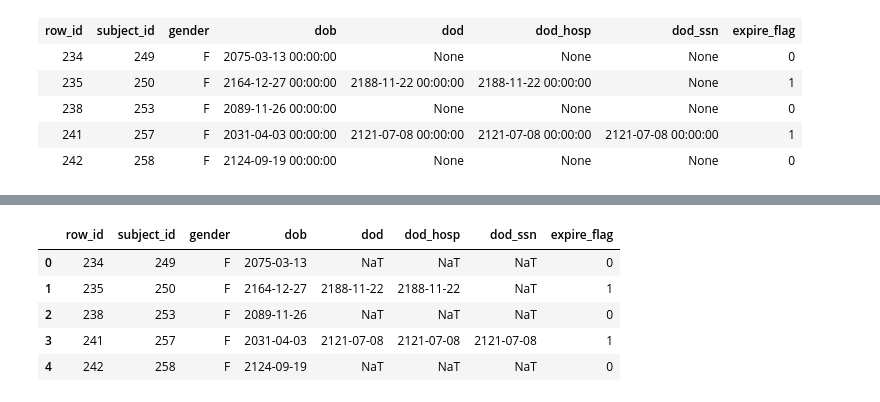
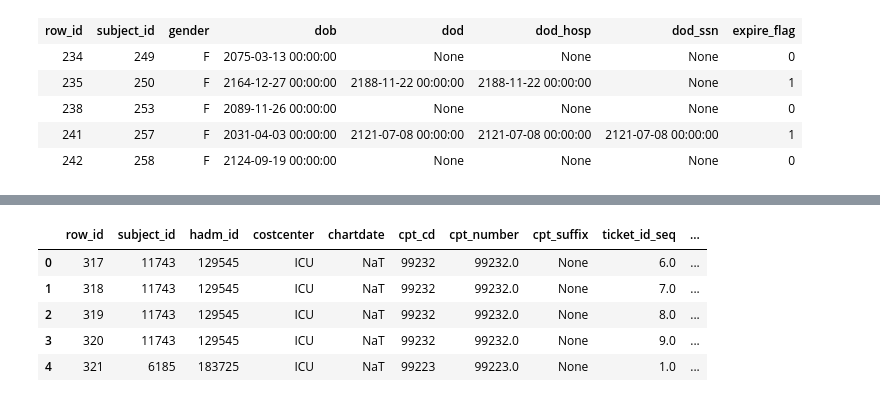
Before and after one commit to derek-y-lee/uclabiostat-thesis, a Jupyter notebook: mimic3-data.ipynb, the cells around one changed output, grey strips where cells are left out. Saved outputs shown, nothing was run; the diff lists cells and outputs as text; code cells hidden in the pictures.

```diff
--- a/mimic3-data.ipynb
+++ b/mimic3-data.ipynb
@@ -85,14 +117,10 @@ LIMIT 5;
 # %%
-df = pd.read_sql('''SELECT *
-FROM mimiciii."patients"
-WHERE gender = 'F'
-LIMIT 5;''', engine)
+cpt = pd.read_sql('''SELECT * FROM mimiciii."cptevents";''', engine)
+cpt.head()
+# %% [output]
+|  | row_id | subject_id | hadm_id | costcenter | chartdate | cpt_cd | cpt_number | cpt_suffix | ticket_id_seq | ... |
+| 0 | 317 | 11743 | 129545 | ICU | NaT | 99232 | 99232.0 | None | 6.0 | ... |
+| 1 | 318 | 11743 | 129545 | ICU | NaT | 99232 | 99232.0 | None | 7.0 | ... |
+| 2 | 319 | 11743 | 129545 | ICU | NaT | 99232 | 99232.0 | None | 8.0 | ... |
+| 3 | 320 | 11743 | 129545 | ICU | NaT | 99232 | 99232.0 | None | 9.0 | ... |
+| 4 | 321 | 6185 | 183725 | ICU | NaT | 99223 | 99223.0 | None | 1.0 | ... |
-# %%
-df
-# %% [output]
-|  | row_id | subject_id | gender | dob | dod | dod_hosp | dod_ssn | expire_flag |
-| 0 | 234 | 249 | F | 2075-03-13 | NaT | NaT | NaT | 0 |
-| 1 | 235 | 250 | F | 2164-12-27 | 2188-11-22 | 2188-11-22 | NaT | 1 |
-| 2 | 238 | 253 | F | 2089-11-26 | NaT | NaT | NaT | 0 |
-| 3 | 241 | 257 | F | 2031-04-03 | 2121-07-08 | 2121-07-08 | 2121-07-08 | 1 |
-| 4 | 242 | 258 | F | 2124-09-19 | NaT | NaT | NaT | 0 |
```
Also changed, not shown: parts of 13 cells of this notebook.
